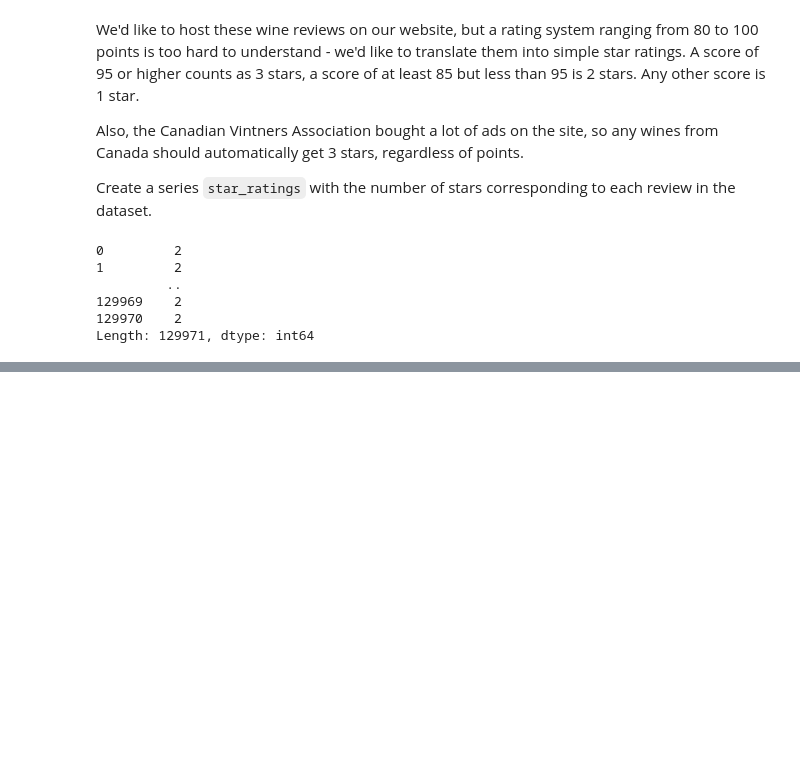
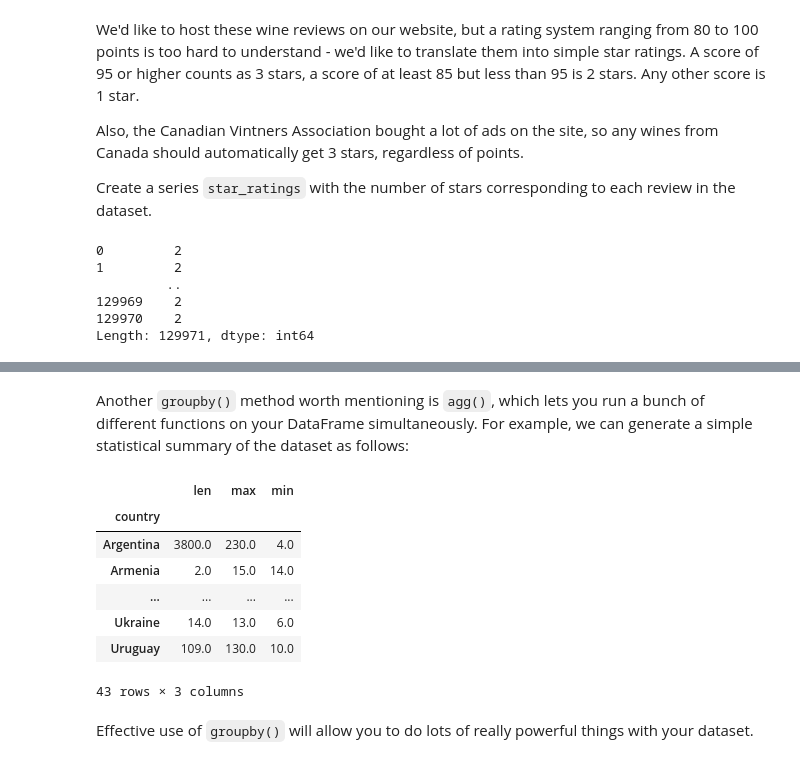
Before and after one commit to Shahid1993/python-learning-notebooks, a Jupyter notebook: Pandas.ipynb, the cells around one changed output, grey strips where cells are left out. Saved outputs shown, nothing was run; the diff lists cells and outputs as text; code cells hidden in the pictures; blank space fills up the shorter version.

```diff
--- a/Pandas.ipynb
+++ b/Pandas.ipynb
@@ -511,0 +568,15 @@ Length: 129971, dtype: int64
+# %% [markdown]
+Another `groupby()` method worth mentioning is `agg()`, which lets you run a bunch of different functions on your DataFrame simultaneously. For example, we can generate a simple statistical summary of the dataset as follows:
+# %%
+wine_reviews.groupby(['country']).price.agg([len, max, min])
+# %% [output]
+|  | len | max | min |
+| country |  |  |  |
+| Argentina | 3800.0 | 230.0 | 4.0 |
+| Armenia | 2.0 | 15.0 | 14.0 |
+| ... | ... | ... | ... |
+| Ukraine | 14.0 | 13.0 | 6.0 |
+| Uruguay | 109.0 | 130.0 | 10.0 |
+43 rows × 3 columns
+# %% [markdown]
+Effective use of `groupby()` will allow you to do lots of really powerful things with your dataset.
```
Also changed, not shown: parts of 24 cells of this notebook, 1 other file.
